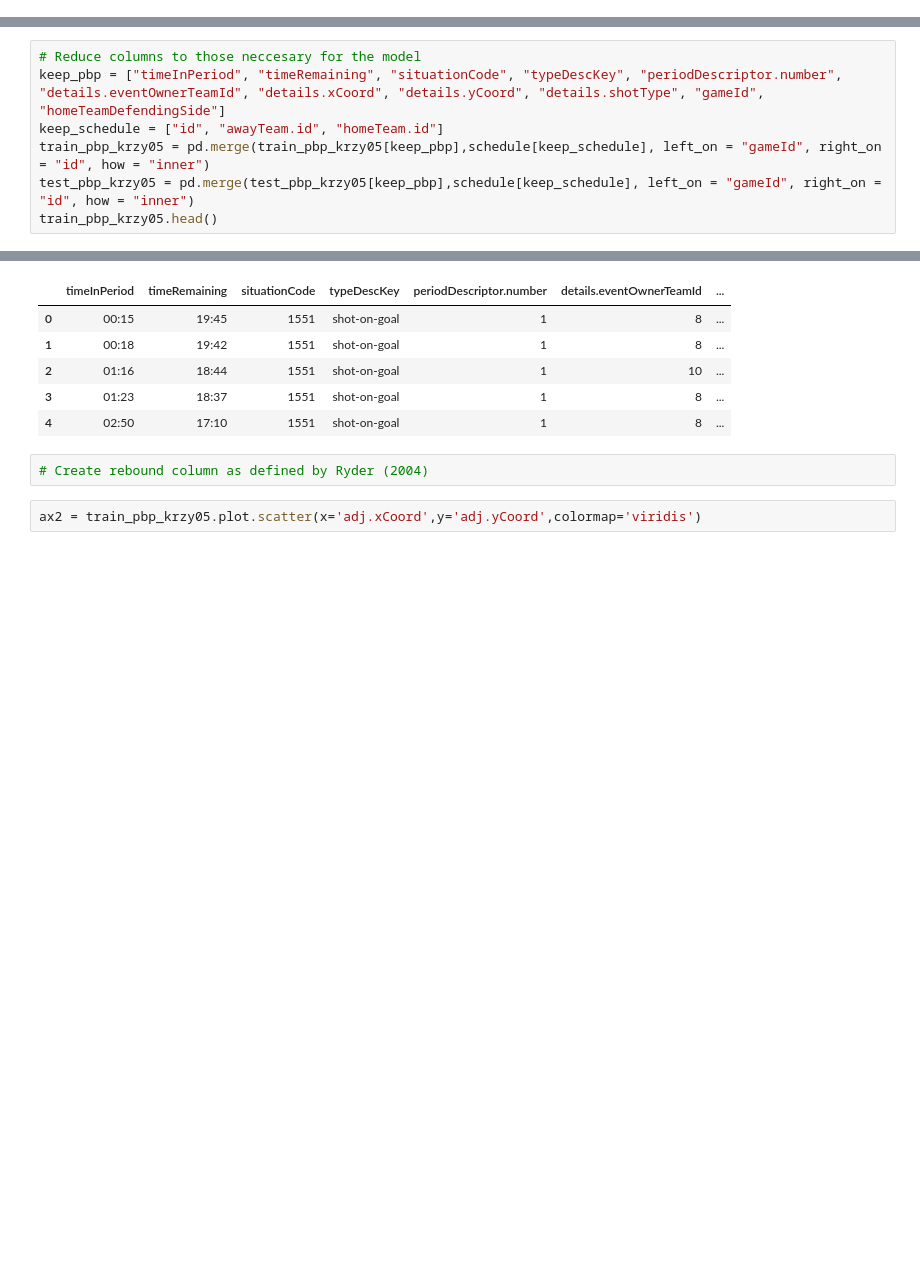
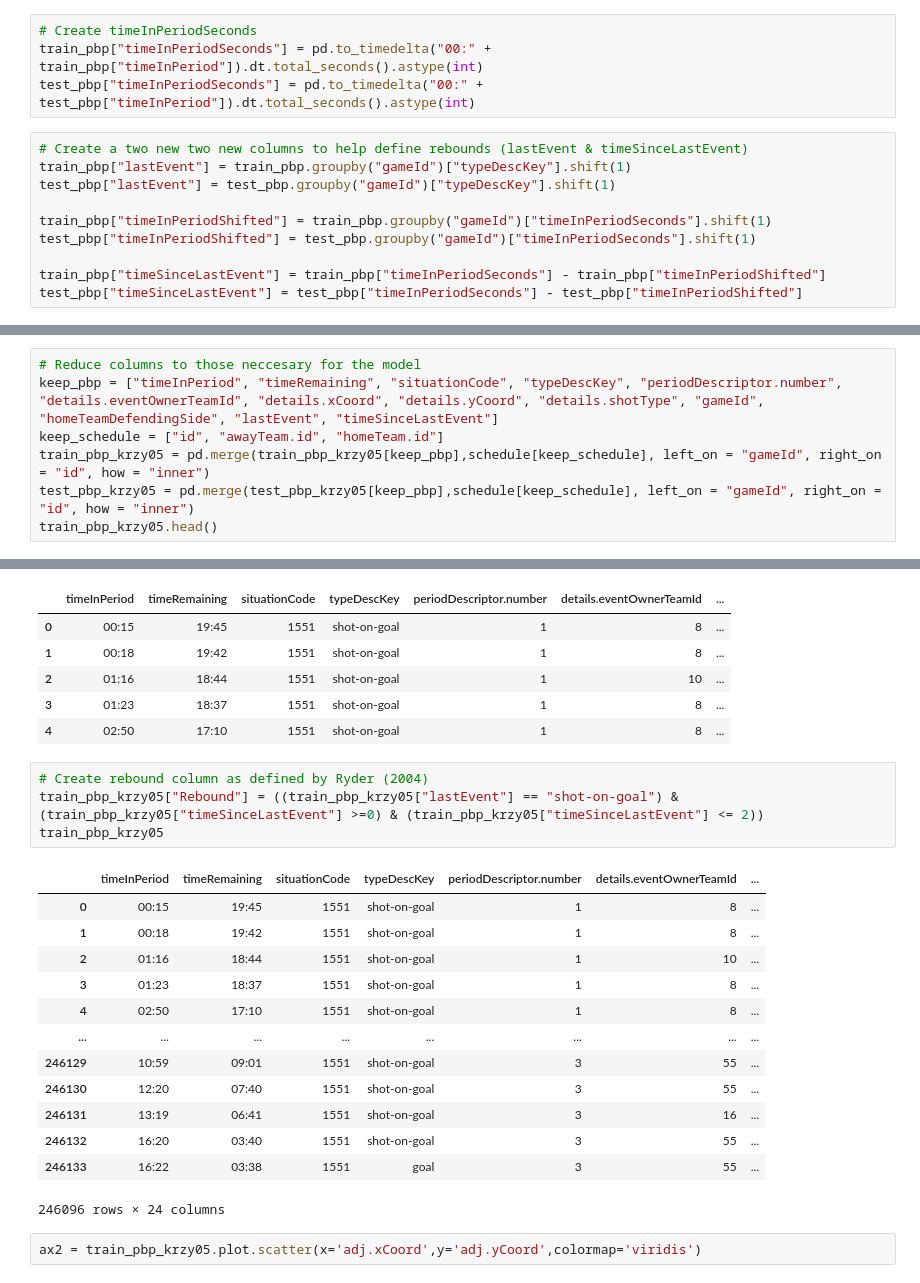
Before and after one commit to rromaniuk31/PhD-Research, a Jupyter notebook: Create_Historical_Models.ipynb, the cells around one changed output, grey strips where cells are left out. Cells and saved outputs as stored; diff of their text form; blank space fills up the shorter version.

Commit message:
Created Rebound column

```diff
--- a/Create_Historical_Models.ipynb
+++ b/Create_Historical_Models.ipynb
@@ -93,6 +93,20 @@ print("Testing events: ", len(test_pbp))
 # %% [output]
 Training events:  1227064
 Testing events:  420073
+# %%
+# Create timeInPeriodSeconds
+train_pbp["timeInPeriodSeconds"] = pd.to_timedelta("00:" + train_pbp["timeInPeriod"]).dt.total_seconds().astype(int)
+test_pbp["timeInPeriodSeconds"] = pd.to_timedelta("00:" + test_pbp["timeInPeriod"]).dt.total_seconds().astype(int)
+# %%
+# Create a two new two new columns to help define rebounds (lastEvent & timeSinceLastEvent)
+train_pbp["lastEvent"] = train_pbp.groupby("gameId")["typeDescKey"].shift(1)
+test_pbp["lastEvent"] = test_pbp.groupby("gameId")["typeDescKey"].shift(1)
+
+train_pbp["timeInPeriodShifted"] = train_pbp.groupby("gameId")["timeInPeriodSeconds"].shift(1)
+test_pbp["timeInPeriodShifted"] = test_pbp.groupby("gameId")["timeInPeriodSeconds"].shift(1)
+
+train_pbp["timeSinceLastEvent"] = train_pbp["timeInPeriodSeconds"] - train_pbp["timeInPeriodShifted"]
+test_pbp["timeSinceLastEvent"] = test_pbp["timeInPeriodSeconds"] - test_pbp["timeInPeriodShifted"]
 # %% [markdown]
 ### [Krzywicki (2005)](https://www.hockeyanalytics.com/Research_files/Shot_Quality_Krzywicki.pdf)
 # %%
@@ -117,7 +131,7 @@ train_pbp_krzy05 = fix_pbp_types(train_pbp_krzy05)
 test_pbp_krzy05 = fix_pbp_types(test_pbp_krzy05)
 # %%
 # Reduce columns to those neccesary for the model
-keep_pbp = ["timeInPeriod", "timeRemaining", "situationCode", "typeDescKey", "periodDescriptor.number", "details.eventOwnerTeamId", "details.xCoord", "details.yCoord", "details.shotType", "gameId", "homeTeamDefendingSide"]
+keep_pbp = ["timeInPeriod", "timeRemaining", "situationCode", "typeDescKey", "periodDescriptor.number", "details.eventOwnerTeamId", "details.xCoord", "details.yCoord", "details.shotType", "gameId", "homeTeamDefendingSide", "lastEvent", "timeSinceLastEvent"]
 keep_schedule = ["id", "awayTeam.id", "homeTeam.id"]
 train_pbp_krzy05 = pd.merge(train_pbp_krzy05[keep_pbp],schedule[keep_schedule], left_on = "gameId", right_on = "id", how = "inner")
 test_pbp_krzy05 = pd.merge(test_pbp_krzy05[keep_pbp],schedule[keep_schedule], left_on = "gameId", right_on = "id", how = "inner")
@@ -200,6 +214,22 @@ train_pbp_krzy05.head()
 | 4 | 02:50 | 17:10 | 1551 | shot-on-goal | 1 | 8 | ... |
 # %%
 # Create rebound column as defined by Ryder (2004)
+train_pbp_krzy05["Rebound"] = ((train_pbp_krzy05["lastEvent"] == "shot-on-goal") & (train_pbp_krzy05["timeSinceLastEvent"] >=0) & (train_pbp_krzy05["timeSinceLastEvent"] <= 2))
+train_pbp_krzy05
+# %% [output]
+|  | timeInPeriod | timeRemaining | situationCode | typeDescKey | periodDescriptor.number | details.eventOwnerTeamId | ... |
+| 0 | 00:15 | 19:45 | 1551 | shot-on-goal | 1 | 8 | ... |
+| 1 | 00:18 | 19:42 | 1551 | shot-on-goal | 1 | 8 | ... |
+| 2 | 01:16 | 18:44 | 1551 | shot-on-goal | 1 | 10 | ... |
+| 3 | 01:23 | 18:37 | 1551 | shot-on-goal | 1 | 8 | ... |
+| 4 | 02:50 | 17:10 | 1551 | shot-on-goal | 1 | 8 | ... |
+| ... | ... | ... | ... | ... | ... | ... | ... |
+| 246129 | 10:59 | 09:01 | 1551 | shot-on-goal | 3 | 55 | ... |
+| 246130 | 12:20 | 07:40 | 1551 | shot-on-goal | 3 | 55 | ... |
+| 246131 | 13:19 | 06:41 | 1551 | shot-on-goal | 3 | 16 | ... |
+| 246132 | 16:20 | 03:40 | 1551 | shot-on-goal | 3 | 55 | ... |
+| 246133 | 16:22 | 03:38 | 1551 | goal | 3 | 55 | ... |
+246096 rows × 24 columns
 # %%
 ax2 = train_pbp_krzy05.plot.scatter(x='adj.xCoord',y='adj.yCoord',colormap='viridis')
 # %% [output]
```
